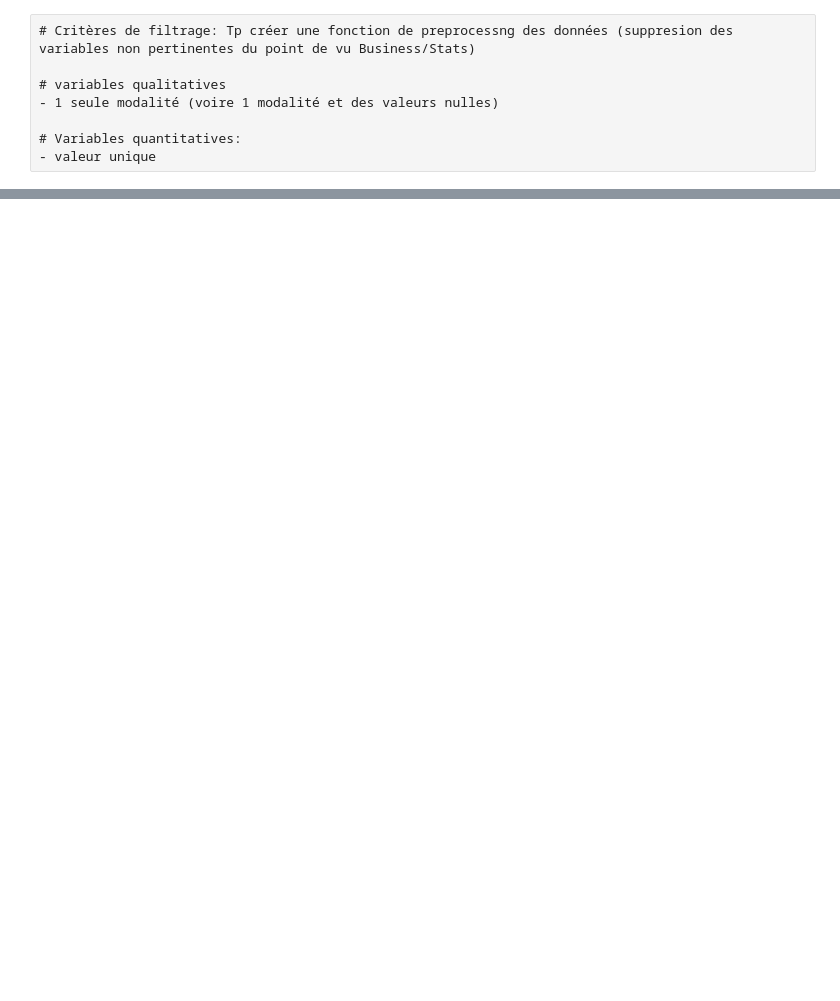
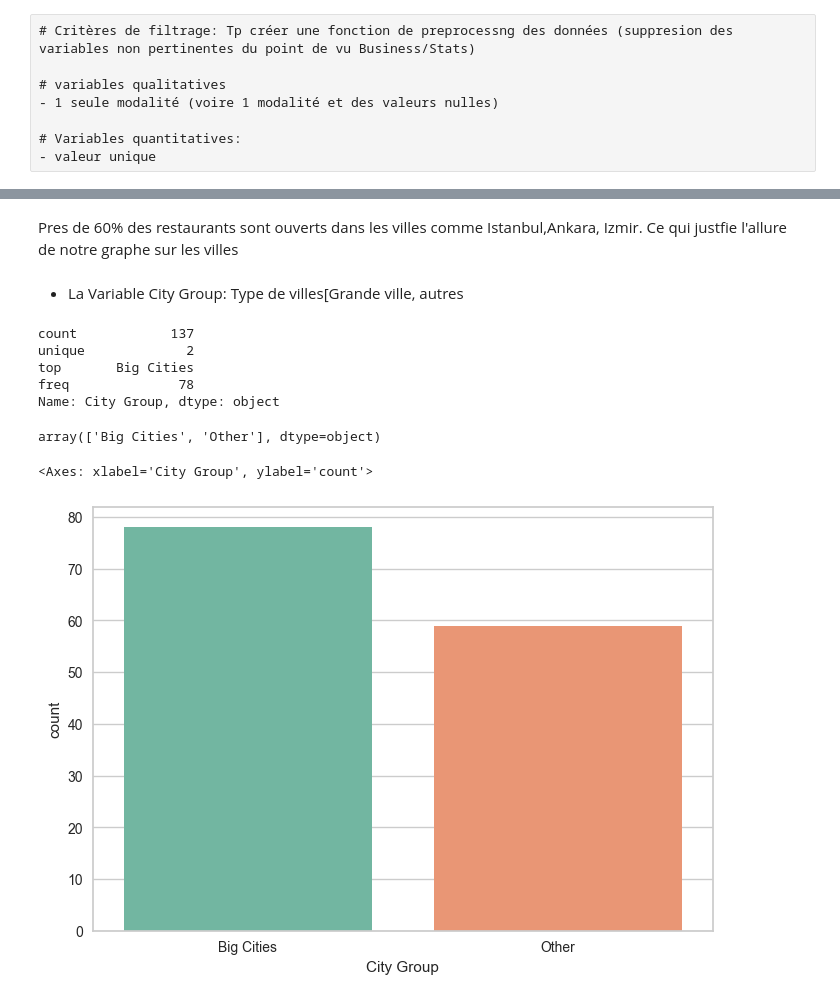
Before and after one commit to BlackRock2308/mlops-project-dic3, a Jupyter notebook: notebooks/restaurant_prediction_001.ipynb, the cells around one changed output, grey strips where cells are left out. Saved outputs shown, nothing was run; the diff lists cells and outputs as text; code cells hidden in the pictures; blank space fills up the shorter version.

```diff
--- a/notebooks/restaurant_prediction_001.ipynb
+++ b/notebooks/restaurant_prediction_001.ipynb
@@ -426,0 +404,21 @@ sns.scatterplot(x='totalbsmtsf', y=TARGET_NAME, data=data, palette='magma', hue=
+# %% [markdown]
+Pres de 60% des restaurants sont ouverts dans les villes comme Istanbul,Ankara, Izmir. Ce qui justfie l'allure de notre graphe sur les villes
+# %% [markdown]
+- La Variable City Group: Type de villes[Grande ville, autres
+# %%
+data['City Group'].describe()
+# %% [output]
+count            137
+unique             2
+top       Big Cities
+freq              78
+Name: City Group, dtype: object
+# %%
+data['City Group'].unique()
+# %% [output]
+array(['Big Cities', 'Other'], dtype=object)
+# %%
+sns.countplot(x=data['City Group'], data=data, palette="Set2")
+# %% [output]
+<Axes: xlabel='City Group', ylabel='count'>
+[figure, added]
```
Also changed, not shown: parts of 138 cells of this notebook.
